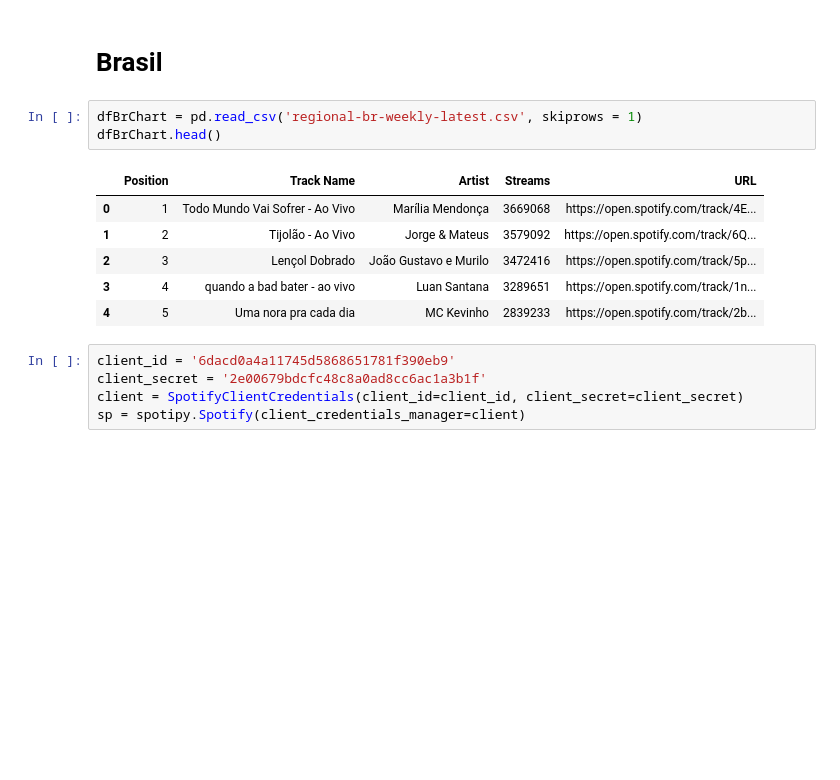
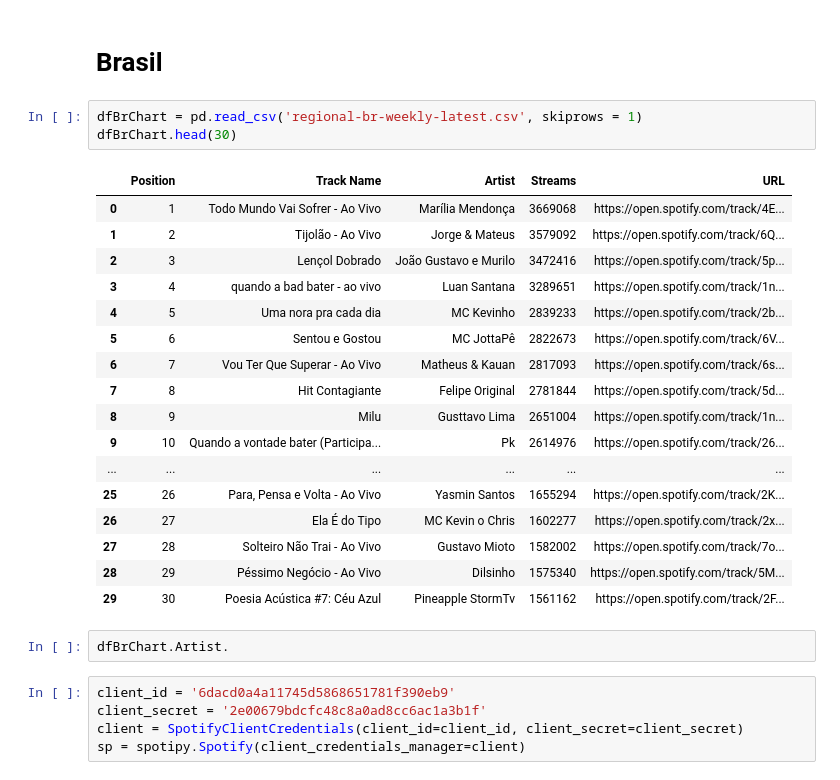
Before and after one commit to adrianofelisberto/analise_spotify_tcc, a Jupyter notebook: spotify_charts.ipynb, the cells around one changed output. Drawn from its saved outputs; the diff is of its cells as text; blank space fills up the shorter version.

```diff
--- a/spotify_charts.ipynb
+++ b/spotify_charts.ipynb
@@ -12,14 +12,27 @@ import time
 # Brasil
 # %%
 dfBrChart = pd.read_csv('regional-br-weekly-latest.csv', skiprows = 1)
-dfBrChart.head()
+dfBrChart.head(30)
 # %% [output]
 |  | Position | Track Name | Artist | Streams | URL |
 | 0 | 1 | Todo Mundo Vai Sofrer - Ao Vivo | Marília Mendonça | 3669068 | https://open.spotify.com/track/4E... |
 | 1 | 2 | Tijolão - Ao Vivo | Jorge & Mateus | 3579092 | https://open.spotify.com/track/6Q... |
 | 2 | 3 | Lençol Dobrado | João Gustavo e Murilo | 3472416 | https://open.spotify.com/track/5p... |
 | 3 | 4 | quando a bad bater - ao vivo | Luan Santana | 3289651 | https://open.spotify.com/track/1n... |
 | 4 | 5 | Uma nora pra cada dia | MC Kevinho | 2839233 | https://open.spotify.com/track/2b... |
+| 5 | 6 | Sentou e Gostou | MC JottaPê | 2822673 | https://open.spotify.com/track/6V... |
+| 6 | 7 | Vou Ter Que Superar - Ao Vivo | Matheus & Kauan | 2817093 | https://open.spotify.com/track/6s... |
+| 7 | 8 | Hit Contagiante | Felipe Original | 2781844 | https://open.spotify.com/track/5d... |
+| 8 | 9 | Milu | Gusttavo Lima | 2651004 | https://open.spotify.com/track/1n... |
+| 9 | 10 | Quando a vontade bater (Participa... | Pk | 2614976 | https://open.spotify.com/track/26... |
+| ... | ... | ... | ... | ... | ... |
+| 25 | 26 | Para, Pensa e Volta - Ao Vivo | Yasmin Santos | 1655294 | https://open.spotify.com/track/2K... |
+| 26 | 27 | Ela É do Tipo | MC Kevin o Chris | 1602277 | https://open.spotify.com/track/2x... |
+| 27 | 28 | Solteiro Não Trai - Ao Vivo | Gustavo Mioto | 1582002 | https://open.spotify.com/track/7o... |
+| 28 | 29 | Péssimo Negócio - Ao Vivo | Dilsinho | 1575340 | https://open.spotify.com/track/5M... |
+| 29 | 30 | Poesia Acústica #7: Céu Azul | Pineapple StormTv | 1561162 | https://open.spotify.com/track/2F... |
+# %%
+dfBrChart.Artist.
 # %%
 client_id = '6dacd0a4a11745d5868651781f390eb9'
 client_secret = '2e00679bdcfc48c8a0ad8cc6ac1a3b1f'
```
Also changed, not shown: parts of 5 cells of this notebook, 16 other files.
